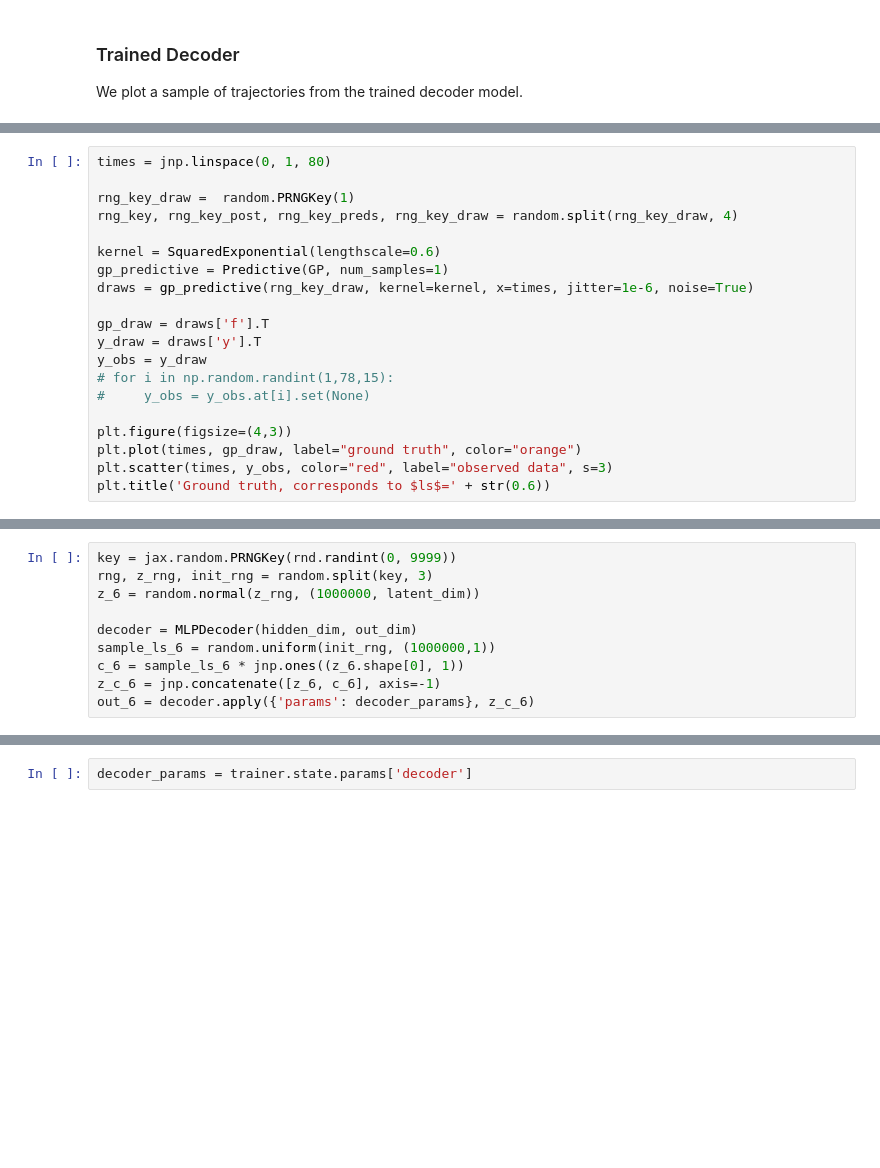
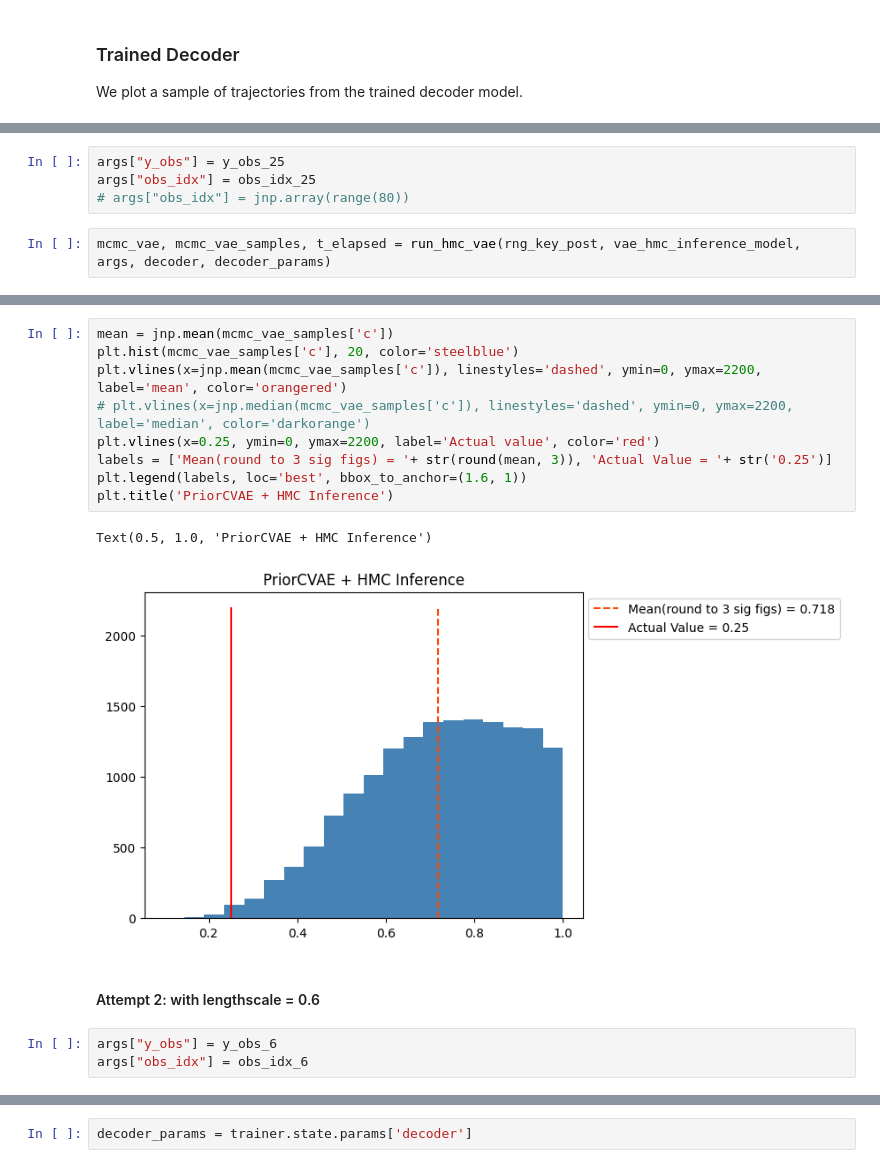
Before and after one commit to hltlovespeach/PINTS_priorCVAE, a Jupyter notebook: Ex_GP.ipynb, the cells around one changed output, grey strips where cells are left out. Saved outputs shown, nothing was run; the diff lists cells and outputs as text; blank space fills up the shorter version.

```diff
--- a/Ex_GP.ipynb
+++ b/Ex_GP.ipynb
@@ -307,20 +251,0 @@ Text(0.5, 1.0, 'Result shown in blue, with $ls$=[0.25704103]')
-# %%
-times = jnp.linspace(0, 1, 80)
-
-rng_key_draw =  random.PRNGKey(1)
-rng_key, rng_key_post, rng_key_preds, rng_key_draw = random.split(rng_key_draw, 4)
-
-kernel = SquaredExponential(lengthscale=0.6)
-gp_predictive = Predictive(GP, num_samples=1)
-draws = gp_predictive(rng_key_draw, kernel=kernel, x=times, jitter=1e-6, noise=True)
-
-gp_draw = draws['f'].T
-y_draw = draws['y'].T
-y_obs = y_draw
-# for i in np.random.randint(1,78,15):
-#     y_obs = y_obs.at[i].set(None)
-
-plt.figure(figsize=(4,3))
-plt.plot(times, gp_draw, label="ground truth", color="orange")
-plt.scatter(times, y_obs, color="red", label="observed data", s=3)
-plt.title('Ground truth, corresponds to $ls$=' + str(0.6))
@@ -330,10 +251,0 @@ Text(0.5, 1.0, 'Ground truth, corresponds to $ls$=0.6')
-# %%
-key = jax.random.PRNGKey(rnd.randint(0, 9999))
-rng, z_rng, init_rng = random.split(key, 3)
-z_6 = random.normal(z_rng, (1000000, latent_dim))
-
-decoder = MLPDecoder(hidden_dim, out_dim)
-sample_ls_6 = random.uniform(init_rng, (1000000,1))
-c_6 = sample_ls_6 * jnp.ones((z_6.shape[0], 1))
-z_c_6 = jnp.concatenate([z_6, c_6], axis=-1)
-out_6 = decoder.apply({'params': decoder_params}, z_c_6)
@@ -355,0 +264,6 @@ Sampling $z$ and $\theta$ from the gaussian/uniform prior.
+# %%
+args["y_obs"] = y_obs_25
+args["obs_idx"] = obs_idx_25
+# args["obs_idx"] = jnp.array(range(80))
+# %%
+mcmc_vae, mcmc_vae_samples, t_elapsed = run_hmc_vae(rng_key_post, vae_hmc_inference_model, args, decoder, decoder_params)
@@ -355,0 +288,17 @@ Sampling $z$ and $\theta$ from the gaussian/uniform prior.
+# %%
+mean = jnp.mean(mcmc_vae_samples['c'])
+plt.hist(mcmc_vae_samples['c'], 20, color='steelblue')
+plt.vlines(x=jnp.mean(mcmc_vae_samples['c']), linestyles='dashed', ymin=0, ymax=2200, label='mean', color='orangered')
+# plt.vlines(x=jnp.median(mcmc_vae_samples['c']), linestyles='dashed', ymin=0, ymax=2200, label='median', color='darkorange')
+plt.vlines(x=0.25, ymin=0, ymax=2200, label='Actual value', color='red')
+labels = ['Mean(round to 3 sig figs) = '+ str(round(mean, 3)), 'Actual Value = '+ str('0.25')]
+plt.legend(labels, loc='best', bbox_to_anchor=(1.6, 1))
+plt.title('PriorCVAE + HMC Inference')
+# %% [output]
+Text(0.5, 1.0, 'PriorCVAE + HMC Inference')
+[figure, added]
+# %% [markdown]
+#### Attempt 2: with lengthscale = 0.6
+# %%
+args["y_obs"] = y_obs_6
+args["obs_idx"] = obs_idx_6
```
Also changed, not shown: parts of 40 cells of this notebook, 1 other file.
